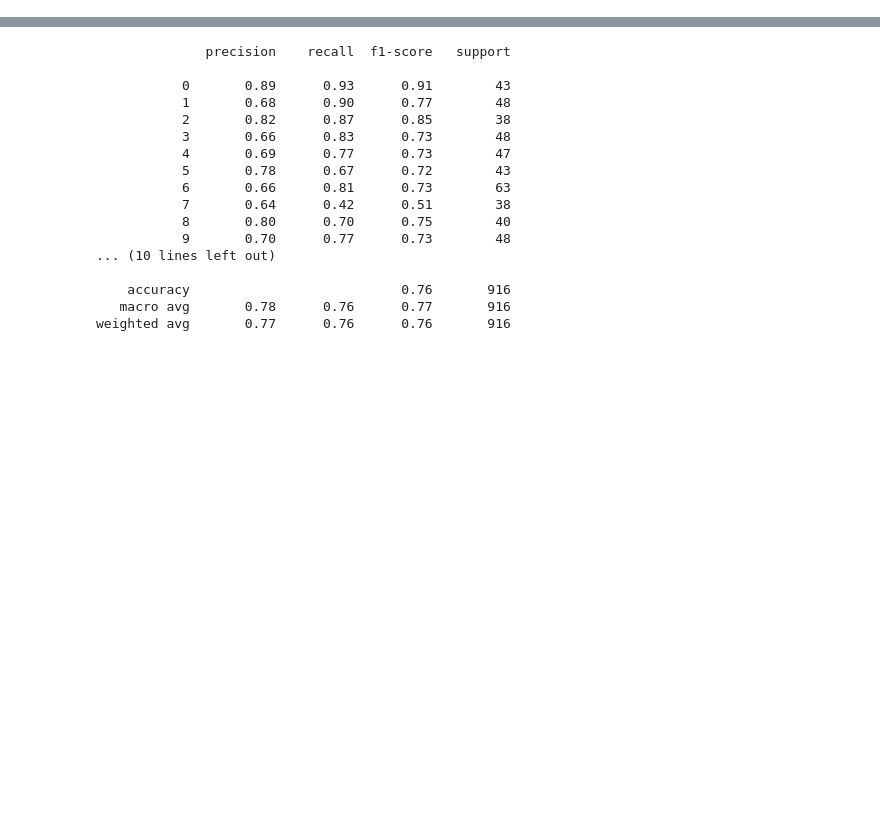
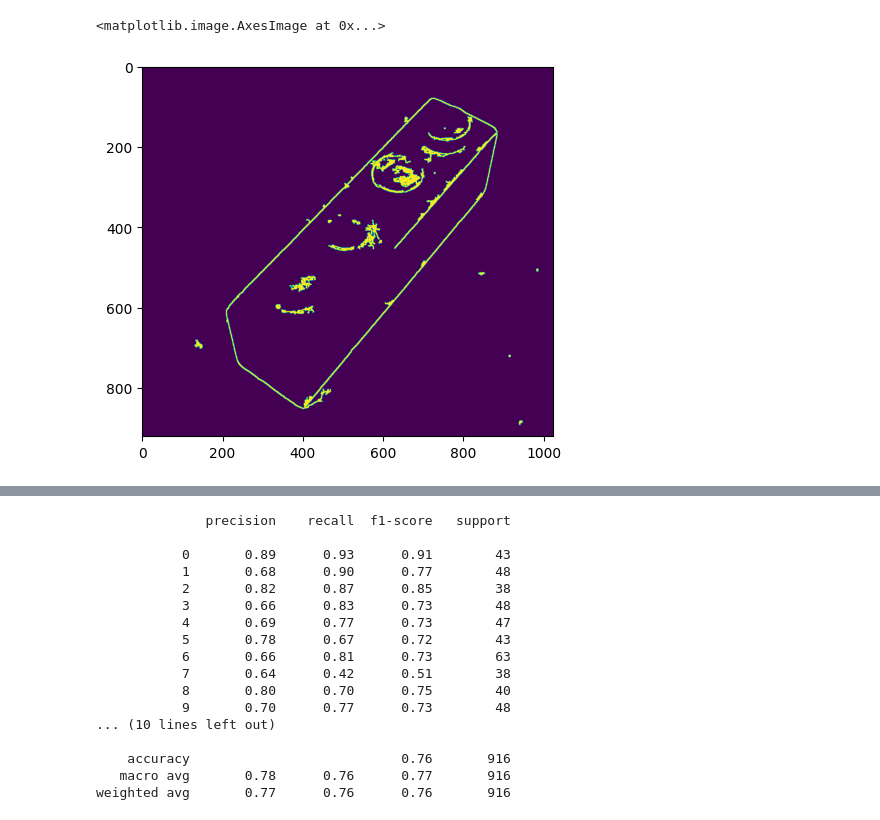
Before and after one commit to mustafa-droid18/Lego_Brick_Classification, a Jupyter notebook: ModelRandomClassifier.ipynb, the cells around one changed output, grey strips where cells are left out. Saved outputs shown, nothing was run; the diff lists cells and outputs as text; code cells hidden in the pictures; blank space fills up the shorter version.

```diff
--- a/ModelRandomClassifier.ipynb
+++ b/ModelRandomClassifier.ipynb
@@ -12,4 +12,10 @@ def get_image(image_path):
     kernel = cv2.getStructuringElement(cv2.MORPH_RECT, (3, 3))
     dilate = cv2.dilate(edged, kernel, iterations=1)
     return (dilate,image)
+# %%
+test,test2=get_image('test.jpg')
+plt.imshow(test)
+# %% [output]
+<matplotlib.image.AxesImage at 0x...>
+[figure, added]
 # %%
```
Also changed, not shown: parts of 8 cells of this notebook.
